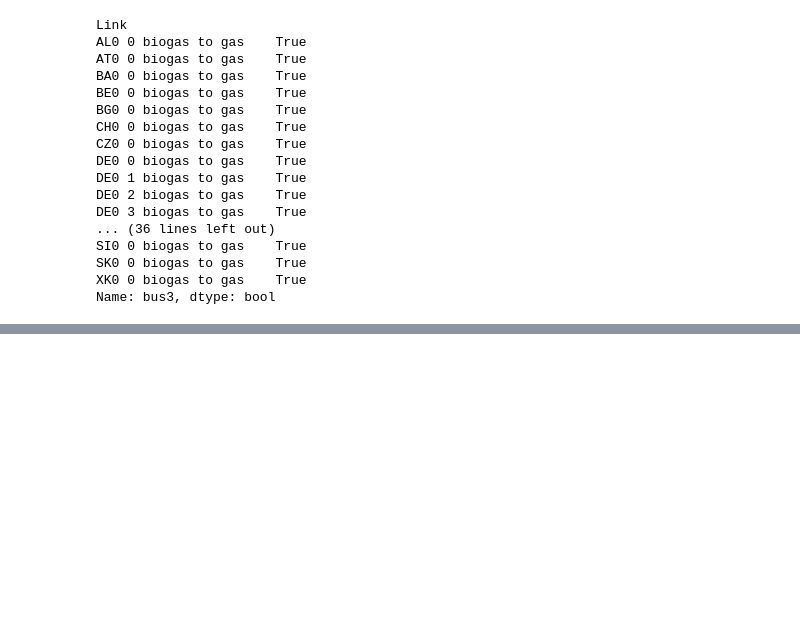
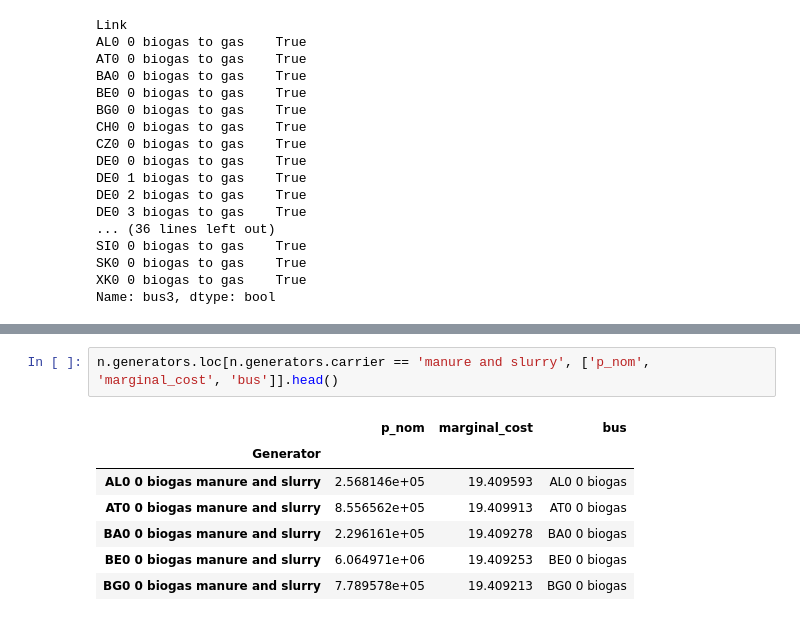
Before and after one commit to LukasFrankenQ/resilient-pypsa-eur, a Jupyter notebook: notebooks/necp_validation.ipynb, the cells around one changed output, grey strips where cells are left out. Drawn from its saved outputs; the diff is of its cells as text; blank space fills up the shorter version.

```diff
--- a/notebooks/necp_validation.ipynb
+++ b/notebooks/necp_validation.ipynb
@@ -269,0 +322,10 @@ Name: bus3, dtype: bool
+# %%
+n.generators.loc[n.generators.carrier == 'manure and slurry', ['p_nom', 'marginal_cost', 'bus']].head()
+# %% [output]
+|  | p_nom | marginal_cost | bus |
+| Generator |  |  |  |
+| AL0 0 biogas manure and slurry | 2.568146e+05 | 19.409593 | AL0 0 biogas |
+| AT0 0 biogas manure and slurry | 8.556562e+05 | 19.409913 | AT0 0 biogas |
+| BA0 0 biogas manure and slurry | 2.296161e+05 | 19.409278 | BA0 0 biogas |
+| BE0 0 biogas manure and slurry | 6.064971e+06 | 19.409253 | BE0 0 biogas |
+| BG0 0 biogas manure and slurry | 7.789578e+05 | 19.409213 | BG0 0 biogas |
```
Also changed, not shown: parts of 7 cells of this notebook, 2 other files.
